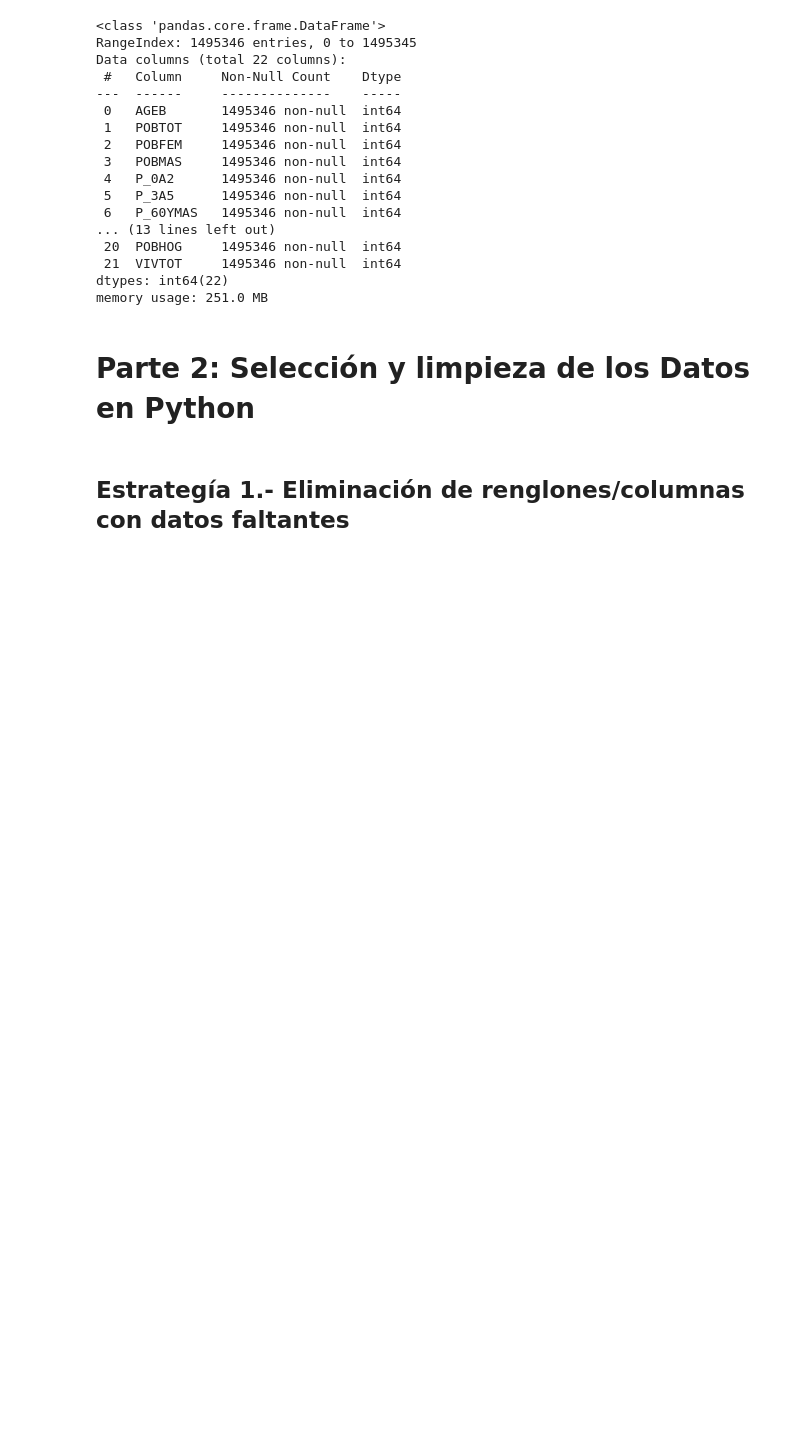
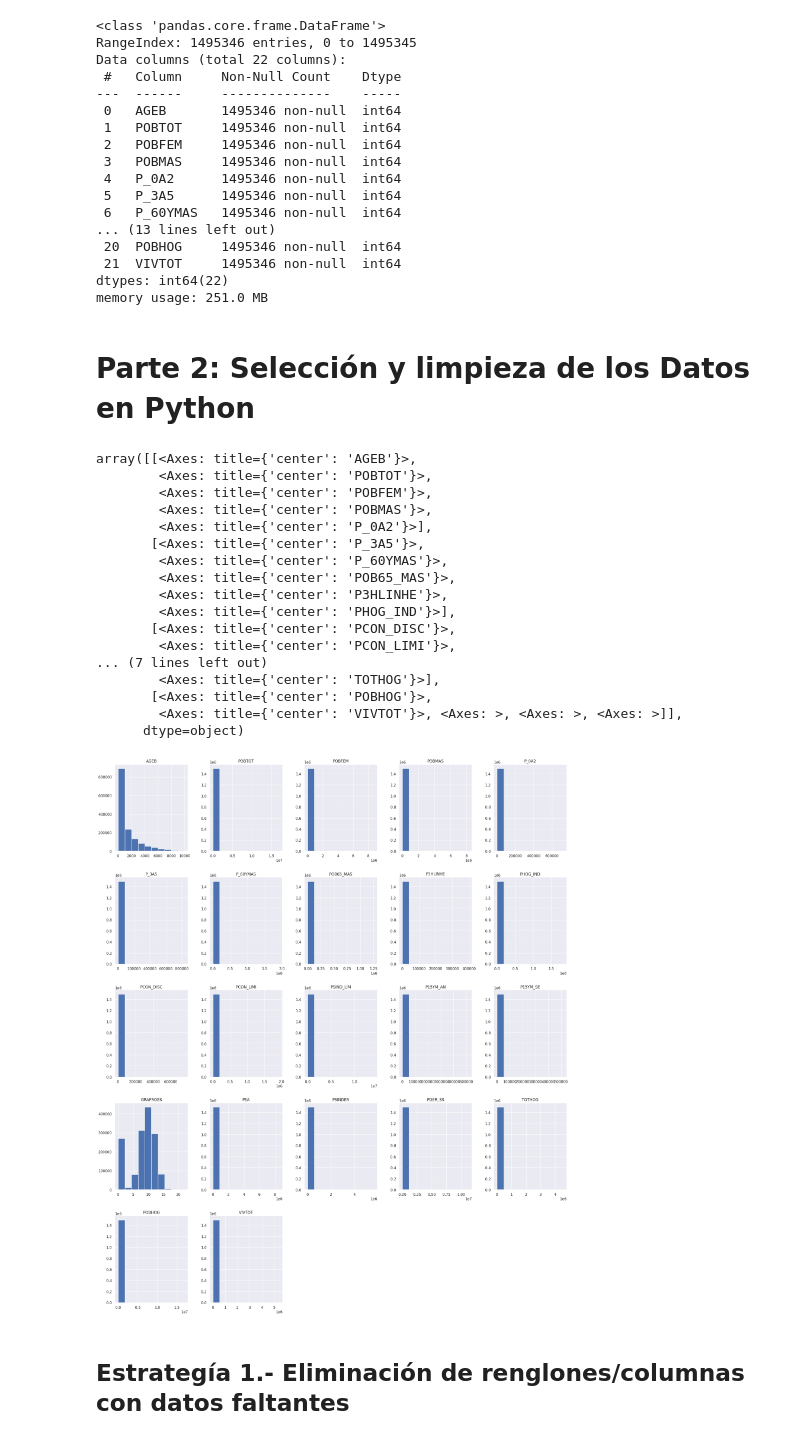
Before and after one commit to LH-1169213/IslasDeCalor, a Jupyter notebook: EDA_SCITEL_INEGI.ipynb, the cells around one changed output. Cells and saved outputs as stored; diff of their text form; code cells hidden in the pictures; blank space fills up the shorter version.

```diff
--- a/EDA_SCITEL_INEGI.ipynb
+++ b/EDA_SCITEL_INEGI.ipynb
@@ -1202,6 +1202,29 @@ dtypes: int64(22)
 memory usage: 251.0 MB
 # %% [markdown]
 # **Parte 2: Selección y limpieza de los Datos en Python**
+# %%
+fig = plt.figure(figsize = (25,30))
+ax = fig.gca()
+dfs.hist(ax = ax)
+# %% [output]
+array([[<Axes: title={'center': 'AGEB'}>,
+        <Axes: title={'center': 'POBTOT'}>,
+        <Axes: title={'center': 'POBFEM'}>,
+        <Axes: title={'center': 'POBMAS'}>,
+        <Axes: title={'center': 'P_0A2'}>],
+       [<Axes: title={'center': 'P_3A5'}>,
+        <Axes: title={'center': 'P_60YMAS'}>,
+        <Axes: title={'center': 'POB65_MAS'}>,
+        <Axes: title={'center': 'P3HLINHE'}>,
+        <Axes: title={'center': 'PHOG_IND'}>],
+       [<Axes: title={'center': 'PCON_DISC'}>,
+        <Axes: title={'center': 'PCON_LIMI'}>,
+... (7 lines left out)
+        <Axes: title={'center': 'TOTHOG'}>],
+       [<Axes: title={'center': 'POBHOG'}>,
+        <Axes: title={'center': 'VIVTOT'}>, <Axes: >, <Axes: >, <Axes: >]],
+      dtype=object)
+[figure, added]
 # %% [markdown]
 ## **Estrategía 1.- Eliminación de renglones/columnas con datos faltantes**
 # %% [markdown]
```
